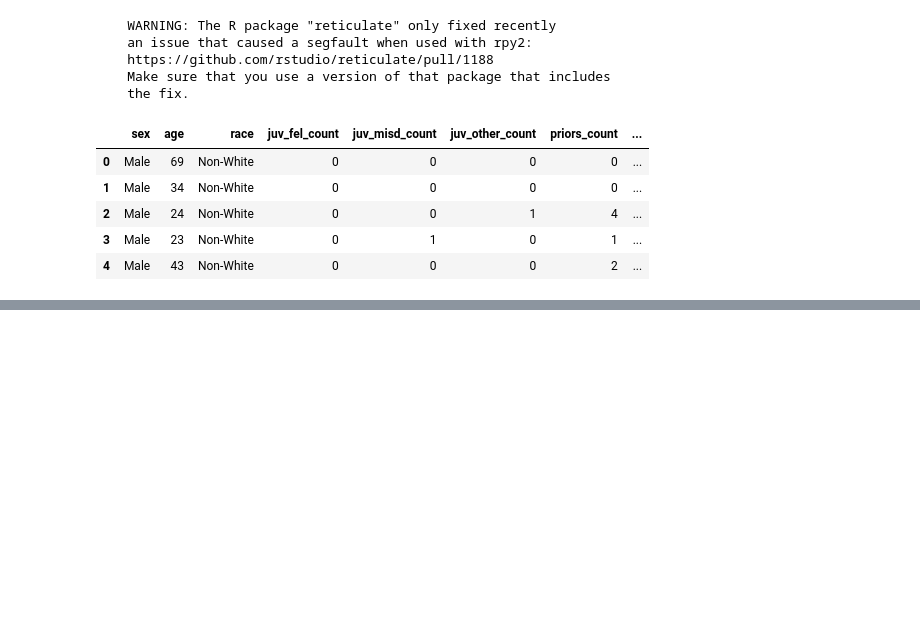
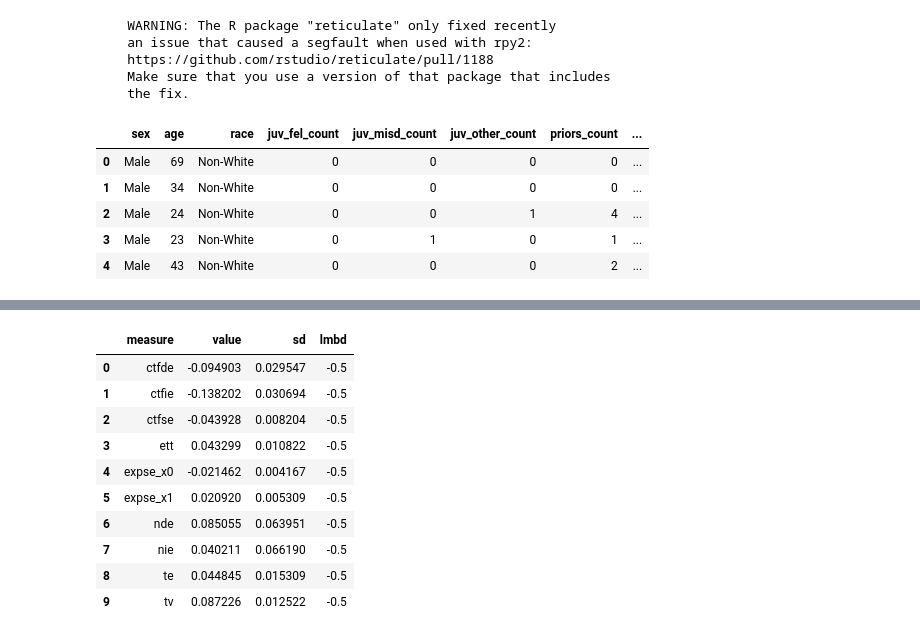
Before and after one commit to alanmrsa/CFA-Python, a Jupyter notebook: examples/vignette_five.ipynb, the cells around one changed output, grey strips where cells are left out. Cells and saved outputs as stored; diff of their text form; code cells hidden in the pictures; blank space fills up the shorter version.

```diff
--- a/examples/vignette_five.ipynb
+++ b/examples/vignette_five.ipynb
@@ -104,0 +126,14 @@ fair_pred.plot(type='accuracy')
+# %%
+fair_pred.y_meas
+# %% [output]
+|  | measure | value | sd | lmbd |
+| 0 | ctfde | -0.094903 | 0.029547 | -0.5 |
+| 1 | ctfie | -0.138202 | 0.030694 | -0.5 |
+| 2 | ctfse | -0.043928 | 0.008204 | -0.5 |
+| 3 | ett | 0.043299 | 0.010822 | -0.5 |
+| 4 | expse_x0 | -0.021462 | 0.004167 | -0.5 |
+| 5 | expse_x1 | 0.020920 | 0.005309 | -0.5 |
+| 6 | nde | 0.085055 | 0.063951 | -0.5 |
+| 7 | nie | 0.040211 | 0.066190 | -0.5 |
+| 8 | te | 0.044845 | 0.015309 | -0.5 |
+| 9 | tv | 0.087226 | 0.012522 | -0.5 |
```
Also changed, not shown: parts of 6 cells of this notebook, 13 other files.
